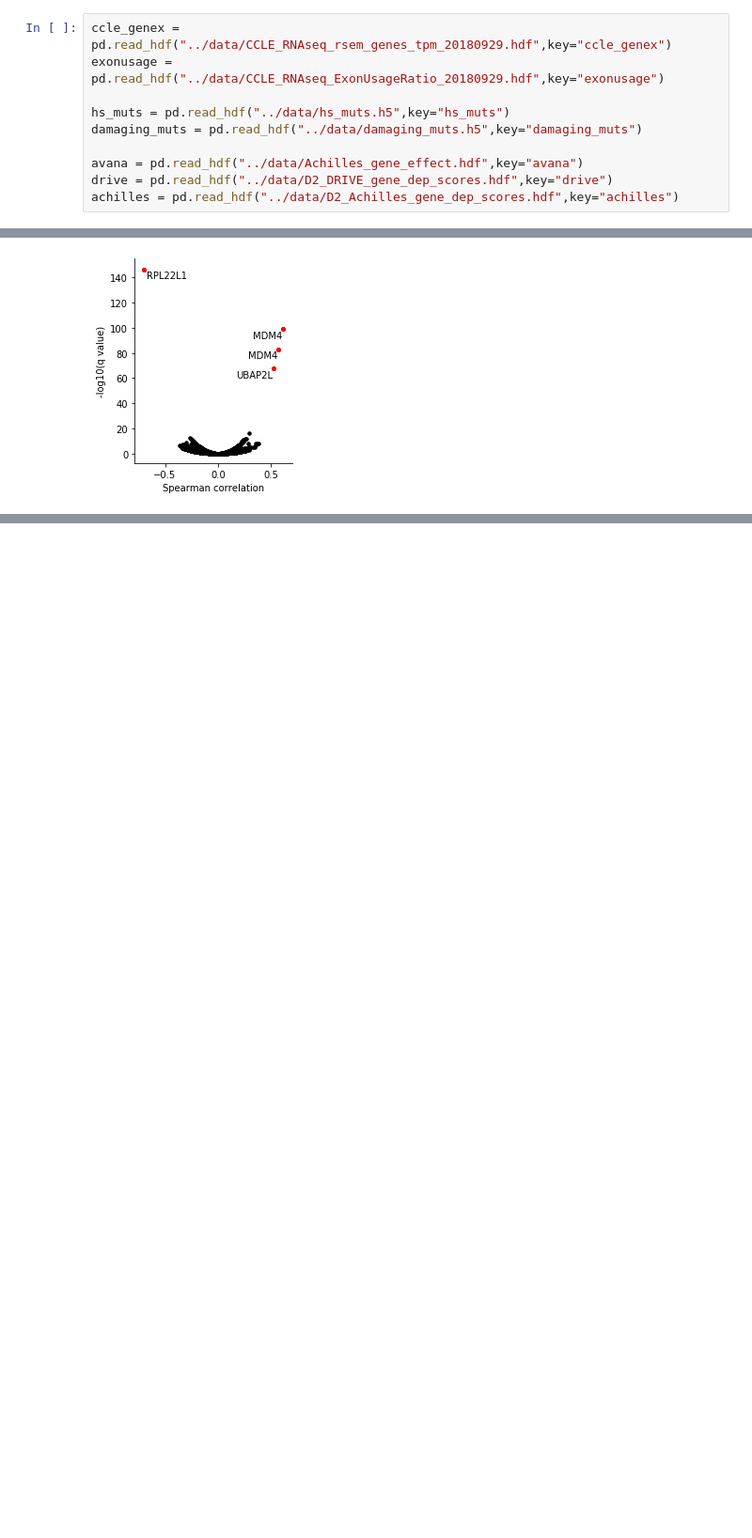
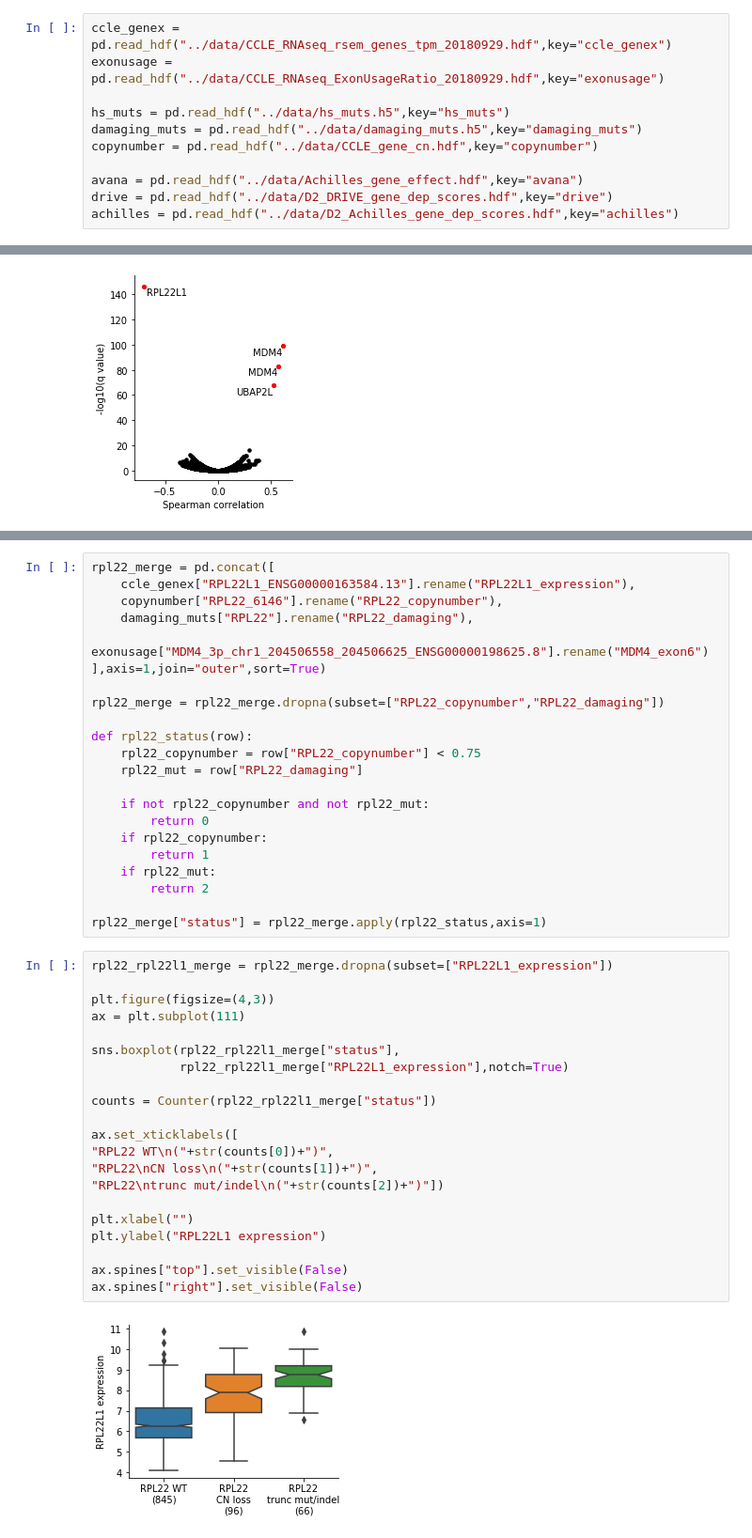
Before and after one commit to kevinhu/ccle-2019-analysis, a Jupyter notebook: notebooks/figure4_mdm4-splicing.ipynb, the cells around one changed output, grey strips where cells are left out. Shown at 94% size. Cells and saved outputs as stored; diff of their text form; blank space fills up the shorter version.

```diff
--- a/notebooks/figure4_mdm4-splicing.ipynb
+++ b/notebooks/figure4_mdm4-splicing.ipynb
@@ -31,6 +33,7 @@ exonusage = pd.read_hdf("../data/CCLE_RNAseq_ExonUsageRatio_20180929.hdf",key="e
 
 hs_muts = pd.read_hdf("../data/hs_muts.h5",key="hs_muts")
 damaging_muts = pd.read_hdf("../data/damaging_muts.h5",key="damaging_muts")
+copynumber = pd.read_hdf("../data/CCLE_gene_cn.hdf",key="copynumber")
 
 avana = pd.read_hdf("../data/Achilles_gene_effect.hdf",key="avana")
 drive = pd.read_hdf("../data/D2_DRIVE_gene_dep_scores.hdf",key="drive")
@@ -401,0 +407,45 @@ Text(0, 0.5, '-log10(q value)')
+# %%
+rpl22_merge = pd.concat([
+    ccle_genex["RPL22L1_ENSG00000163584.13"].rename("RPL22L1_expression"),
+    copynumber["RPL22_6146"].rename("RPL22_copynumber"),
+    damaging_muts["RPL22"].rename("RPL22_damaging"),
+    exonusage["MDM4_3p_chr1_204506558_204506625_ENSG00000198625.8"].rename("MDM4_exon6")
+],axis=1,join="outer",sort=True)
+
+rpl22_merge = rpl22_merge.dropna(subset=["RPL22_copynumber","RPL22_damaging"])
+
+def rpl22_status(row):
+    rpl22_copynumber = row["RPL22_copynumber"] < 0.75
+    rpl22_mut = row["RPL22_damaging"]
+
+    if not rpl22_copynumber and not rpl22_mut:
+        return 0
+    if rpl22_copynumber:
+        return 1
+    if rpl22_mut:
+        return 2
+
+rpl22_merge["status"] = rpl22_merge.apply(rpl22_status,axis=1)
+# %%
+rpl22_rpl22l1_merge = rpl22_merge.dropna(subset=["RPL22L1_expression"])
+
+plt.figure(figsize=(4,3))
+ax = plt.subplot(111)
+
+sns.boxplot(rpl22_rpl22l1_merge["status"],
+            rpl22_rpl22l1_merge["RPL22L1_expression"],notch=True)
+
+counts = Counter(rpl22_rpl22l1_merge["status"])
+
+ax.set_xticklabels([
+"RPL22 WT\n("+str(counts[0])+")",
+"RPL22\nCN loss\n("+str(counts[1])+")",
+"RPL22\ntrunc mut/indel\n("+str(counts[2])+")"])
+
+plt.xlabel("")
+plt.ylabel("RPL22L1 expression")
+
+ax.spines["top"].set_visible(False)
+ax.spines["right"].set_visible(False)
+# %% [output]
+[figure, added]
```
Also changed, not shown: parts of 5 cells of this notebook.
